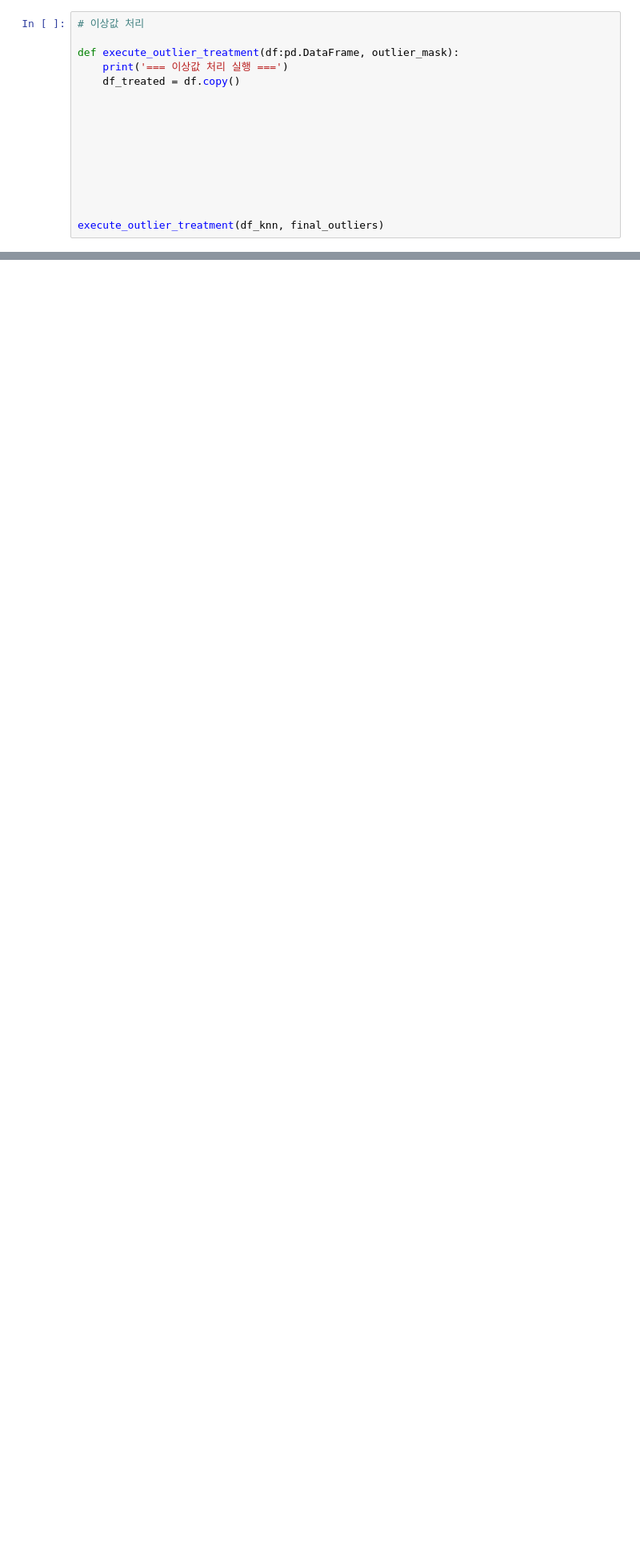
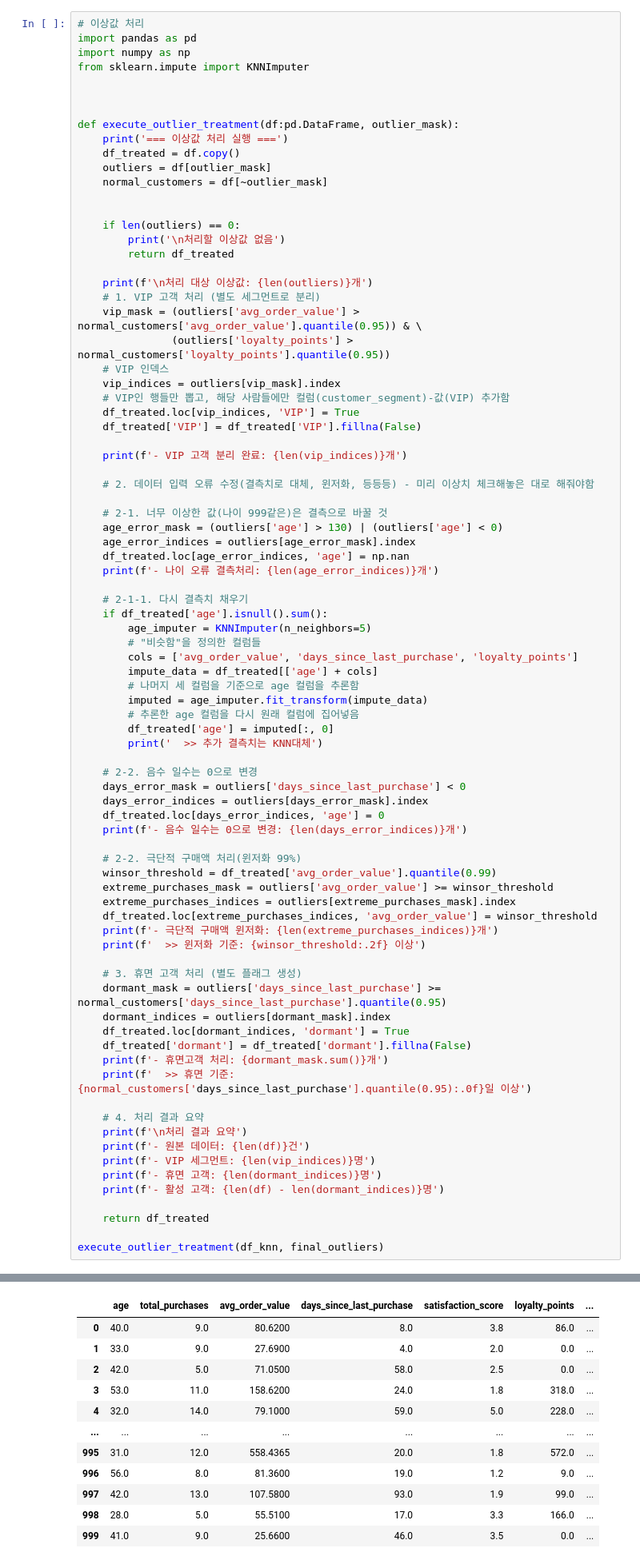
Before and after one commit to krystallinekim/TIL, a Jupyter notebook: Data_Analysis/04_eda2.ipynb, the cells around one changed output, grey strips where cells are left out. Shown: that part at 80% size. Drawn from its saved outputs; the diff is of its cells as text; blank space fills up the shorter version.

```diff
--- a/Data_Analysis/04_eda2.ipynb
+++ b/Data_Analysis/04_eda2.ipynb
@@ -812,18 +817,85 @@ outlier_interpretation_strategy(df_mice, final_outliers)
 [figure]
 # %%
 # 이상값 처리
+import pandas as pd
+import numpy as np
+from sklearn.impute import KNNImputer
+
+
 
 def execute_outlier_treatment(df:pd.DataFrame, outlier_mask):
     print('=== 이상값 처리 실행 ===')
     df_treated = df.copy()
+    outliers = df[outlier_mask]
+    normal_customers = df[~outlier_mask]
 
 
+    if len(outliers) == 0:
+        print('\n처리할 이상값 없음')
+        return df_treated
 
+    print(f'\n처리 대상 이상값: {len(outliers)}개')
+    # 1. VIP 고객 처리 (별도 세그먼트로 분리)
+    vip_mask = (outliers['avg_order_value'] > normal_customers['avg_order_value'].quantile(0.95)) & \
+               (outliers['loyalty_points'] > normal_customers['loyalty_points'].quantile(0.95))
+    # VIP 인덱스
+    vip_indices = outliers[vip_mask].index
+    # VIP인 행들만 뽑고, 해당 사람들에만 컬럼(customer_segment)-값(VIP) 추가함
+    df_treated.loc[vip_indices, 'VIP'] = True
+    df_treated['VIP'] = df_treated['VIP'].fillna(False)
 
+    print(f'- VIP 고객 분리 완료: {len(vip_indices)}개')
 
+    # 2. 데이터 입력 오류 수정(결측치로 대체, 윈저화, 등등등) - 미리 이상치 체크해놓은 대로 해줘야함
 
+    # 2-1. 너무 이상한 값(나이 999같은)은 결측으로 바꿀 것
+    age_error_mask = (outliers['age'] > 130) | (outliers['age'] < 0)
+    age_error_indices = outliers[age_error_mask].index
+    df_treated.loc[age_error_indices, 'age'] = np.nan
+    print(f'- 나이 오류 결측처리: {len(age_error_indices)}개')
 
+    # 2-1-1. 다시 결측치 채우기
+    if df_treated['age'].isnull().sum():
+        age_imputer = KNNImputer(n_neighbors=5)
+        # "비슷함"을 정의한 컬럼들
+        cols = ['avg_order_value', 'days_since_last_purchase', 'loyalty_points']
+        impute_data = df_treated[['age'] + cols]
+        # 나머지 세 컬럼을 기준으로 age 컬럼을 추론함
+        imputed = age_imputer.fit_transform(impute_data)
+        # 추론한 age 컬럼을 다시 원래 컬럼에 집어넣음
+        df_treated['age'] = imputed[:, 0]
+        print('  >> 추가 결측치는 KNN대체')
 
+    # 2-2. 음수 일수는 0으로 변경
+    days_error_mask = outliers['days_since_last_purchase'] < 0
+    days_error_indices = outliers[days_error_mask].index
+    df_treated.loc[days_error_indices, 'age'] = 0
+    print(f'- 음수 일수는 0으로 변경: {len(days_error_indices)}개')
+
+    # 2-2. 극단적 구매액 처리(윈저화 99%)
+    winsor_threshold = df_treated['avg_order_value'].quantile(0.99)
+    extreme_purchases_mask = outliers['avg_order_value'] >= winsor_threshold
+    extreme_purchases_indices = outliers[extreme_purchases_mask].index
+    df_treated.loc[extreme_purchases_indices, 'avg_order_value'] = winsor_threshold
+    print(f'- 극단적 구매액 윈저화: {len(extreme_purchases_indices)}개')
+    print(f'  >> 윈저화 기준: {winsor_threshold:.2f} 이상')
+
+    # 3. 휴면 고객 처리 (별도 플래그 생성)
+    dormant_mask = outliers['days_since_last_purchase'] >= normal_customers['days_since_last_purchase'].quantile(0.95)
+    dormant_indices = outliers[dormant_mask].index
+    df_treated.loc[dormant_indices, 'dormant'] = True
+    df_treated['dormant'] = df_treated['dormant'].fillna(False)
+    print(f'- 휴면고객 처리: {dormant_mask.sum()}개')
+    print(f'  >> 휴면 기준: {normal_customers['days_since_last_purchase'].quantile(0.95):.0f}일 이상')
+
+    # 4. 처리 결과 요약
+    print(f'\n처리 결과 요약')
+    print(f'- 원본 데이터: {len(df)}건')
+    print(f'- VIP 세그먼트: {len(vip_indices)}명')
+    print(f'- 휴면 고객: {len(dormant_indices)}명')
+    print(f'- 활성 고객: {len(df) - len(dormant_indices)}명')
+
+    return df_treated
 
 execute_outlier_treatment(df_knn, final_outliers)
 # %% [output]
@@ -830,0 +919,12 @@ execute_outlier_treatment(df_knn, final_outliers)
+|  | age | total_purchases | avg_order_value | days_since_last_purchase | satisfaction_score | loyalty_points | ... |
+| 0 | 40.0 | 9.0 | 80.6200 | 8.0 | 3.8 | 86.0 | ... |
+| 1 | 33.0 | 9.0 | 27.6900 | 4.0 | 2.0 | 0.0 | ... |
+| 2 | 42.0 | 5.0 | 71.0500 | 58.0 | 2.5 | 0.0 | ... |
+| 3 | 53.0 | 11.0 | 158.6200 | 24.0 | 1.8 | 318.0 | ... |
+| 4 | 32.0 | 14.0 | 79.1000 | 59.0 | 5.0 | 228.0 | ... |
+| ... | ... | ... | ... | ... | ... | ... | ... |
+| 995 | 31.0 | 12.0 | 558.4365 | 20.0 | 1.8 | 572.0 | ... |
+| 996 | 56.0 | 8.0 | 81.3600 | 19.0 | 1.2 | 9.0 | ... |
+| 997 | 42.0 | 13.0 | 107.5800 | 93.0 | 1.9 | 99.0 | ... |
+| 998 | 28.0 | 5.0 | 55.5100 | 17.0 | 3.3 | 166.0 | ... |
+| 999 | 41.0 | 9.0 | 25.6600 | 46.0 | 3.5 | 0.0 | ... |
```
Also changed, not shown: parts of 2 cells of this notebook.
